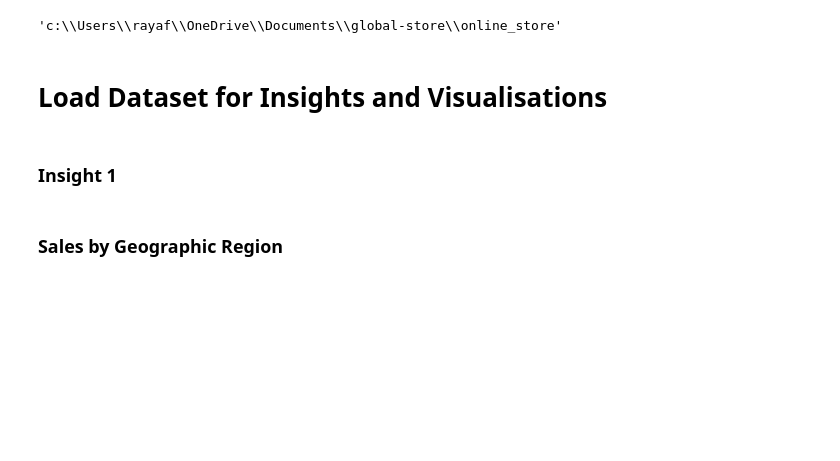
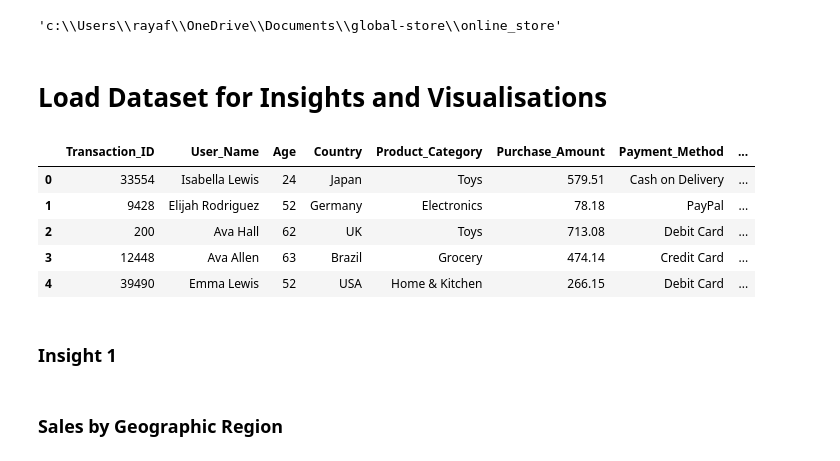
Before and after one commit to Ray99-cpu/online_store, a Jupyter notebook: jupyter_notebooks/dataset_insights_visuals.ipynb, the cells around one changed output. Cells and saved outputs as stored; diff of their text form; code cells hidden in the pictures; blank space fills up the shorter version.

```diff
--- a/jupyter_notebooks/dataset_insights_visuals.ipynb
+++ b/jupyter_notebooks/dataset_insights_visuals.ipynb
@@ -70,6 +70,16 @@ import matplotlib.pyplot as plt
 import seaborn as sns
 # %% [markdown]
 # Load Dataset for Insights and Visualisations
+# %%
+vis_df = pd.read_csv('../online_store/data/cleaned_data/ecommerce_transactions_cleaned.csv') # Load the cleaned dataset
+vis_df.head() # Display the first few rows of the DataFrame
+# %% [output]
+|  | Transaction_ID | User_Name | Age | Country | Product_Category | Purchase_Amount | Payment_Method | ... |
+| 0 | 33554 | Isabella Lewis | 24 | Japan | Toys | 579.51 | Cash on Delivery | ... |
+| 1 | 9428 | Elijah Rodriguez | 52 | Germany | Electronics | 78.18 | PayPal | ... |
+| 2 | 200 | Ava Hall | 62 | UK | Toys | 713.08 | Debit Card | ... |
+| 3 | 12448 | Ava Allen | 63 | Brazil | Grocery | 474.14 | Credit Card | ... |
+| 4 | 39490 | Emma Lewis | 52 | USA | Home & Kitchen | 266.15 | Debit Card | ... |
 # %% [markdown]
 ### Insight 1
 # %% [markdown]
```
Also changed, not shown: parts of 2 cells of this notebook.
